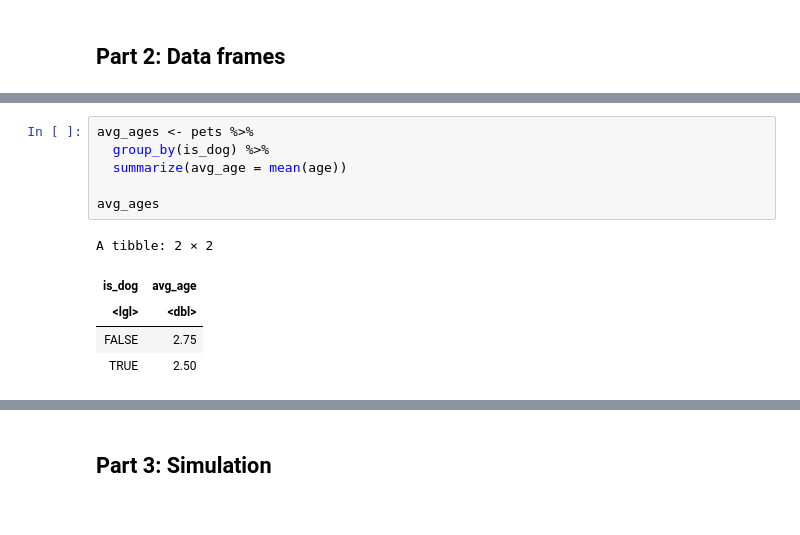
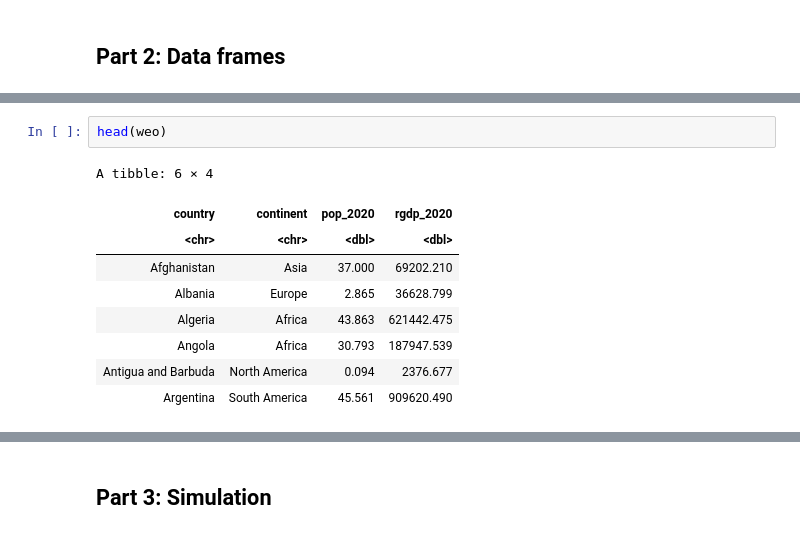
Before and after one commit to 5harad/API201-2022, a Jupyter notebook: lectures/lecture-10-code.ipynb, the cells around one changed output, grey strips where cells are left out. Saved outputs shown, nothing was run; the diff lists cells and outputs as text.

```diff
--- a/lectures/lecture-10-code.ipynb
+++ b/lectures/lecture-10-code.ipynb
@@ -153,12 +135,12 @@ A tibble: 2 × 4
-# %%
-avg_ages <- pets %>%
-  group_by(is_dog) %>%
-  summarize(avg_age = mean(age))
-
-avg_ages
-# %% [output]
-A tibble: 2 × 2
-| is_dog | avg_age |
-| <lgl> | <dbl> |
-| FALSE | 2.75 |
-| TRUE | 2.50 |
+# %%
+head(weo)
+# %% [output]
+A tibble: 6 × 4
+| country | continent | pop_2020 | rgdp_2020 |
+| <chr> | <chr> | <dbl> | <dbl> |
+| Afghanistan | Asia | 37.000 | 69202.210 |
+| Albania | Europe | 2.865 | 36628.799 |
+| Algeria | Africa | 43.863 | 621442.475 |
+| Angola | Africa | 30.793 | 187947.539 |
+| Antigua and Barbuda | North America | 0.094 | 2376.677 |
+| Argentina | South America | 45.561 | 909620.490 |
```
Also changed, not shown: parts of 9 cells of this notebook.
